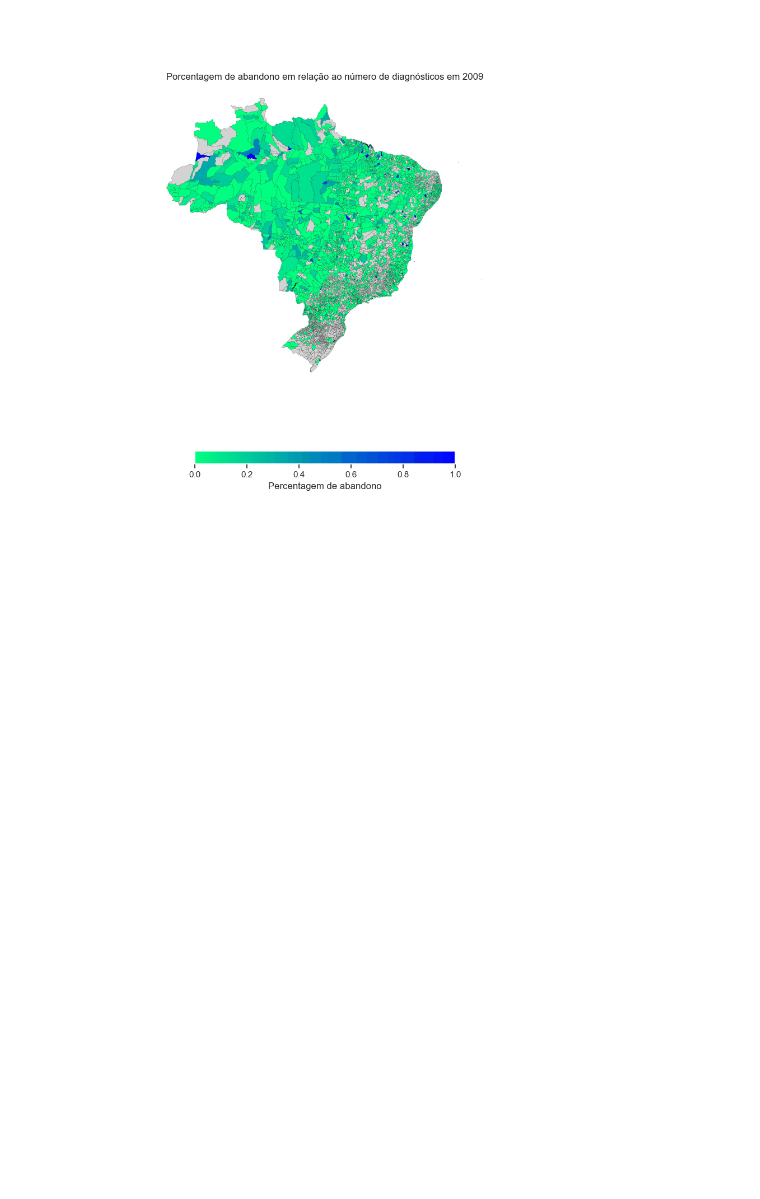
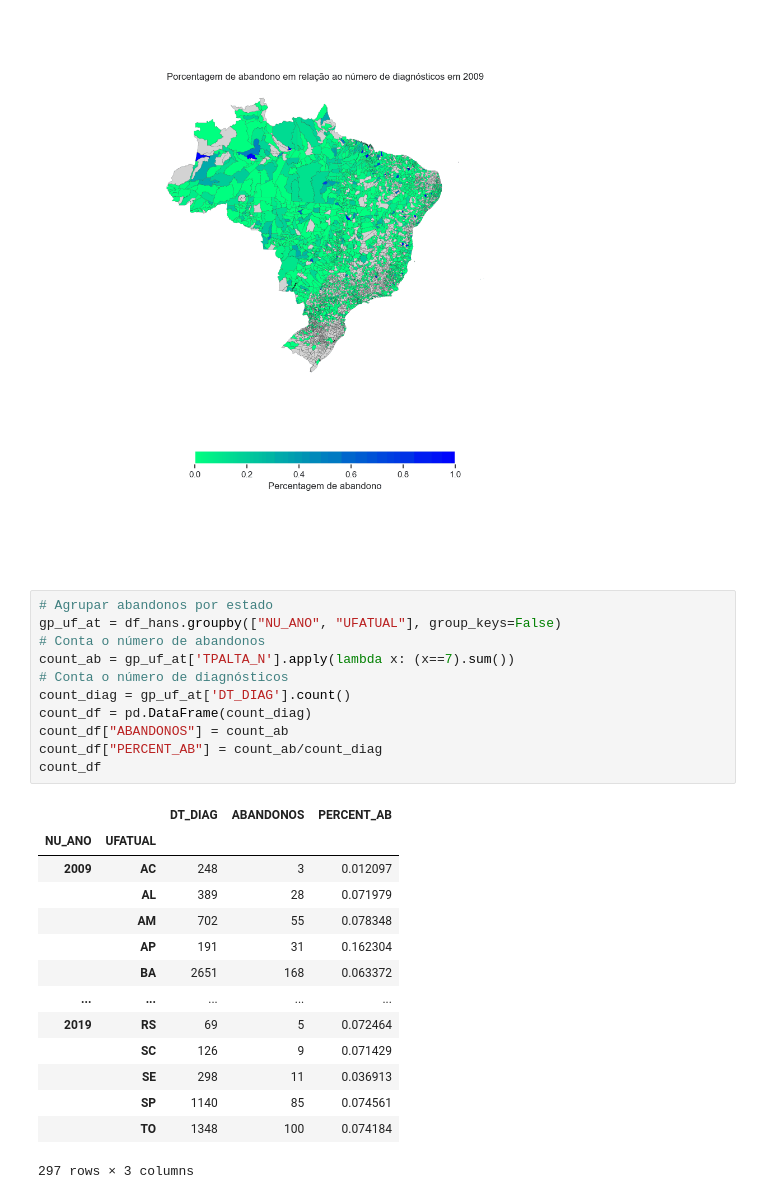
Before and after one commit to datasci4health/projects2023, a Jupyter notebook: hans_project/notebooks/EDA_Hans.ipynb, the cells around one changed output. Cells and saved outputs as stored; diff of their text form; blank space fills up the shorter version.

```diff
--- a/hans_project/notebooks/EDA_Hans.ipynb
+++ b/hans_project/notebooks/EDA_Hans.ipynb
@@ -282,3 +283,29 @@ imageio.mimsave('../assets/graficos/graficos_ab.gif', imagens, duration=500)
 Image(filename='../assets/graficos/graficos_ab.gif')
 # %% [output]
 [figure]
+# %%
+# Agrupar abandonos por estado
+gp_uf_at = df_hans.groupby(["NU_ANO", "UFATUAL"], group_keys=False)
+# Conta o número de abandonos
+count_ab = gp_uf_at['TPALTA_N'].apply(lambda x: (x==7).sum())
+# Conta o número de diagnósticos
+count_diag = gp_uf_at['DT_DIAG'].count()
+count_df = pd.DataFrame(count_diag)
+count_df["ABANDONOS"] = count_ab
+count_df["PERCENT_AB"] = count_ab/count_diag
+count_df
+# %% [output]
+|  |  | DT_DIAG | ABANDONOS | PERCENT_AB |
+| NU_ANO | UFATUAL |  |  |  |
+| 2009 | AC | 248 | 3 | 0.012097 |
+|  | AL | 389 | 28 | 0.071979 |
+|  | AM | 702 | 55 | 0.078348 |
+|  | AP | 191 | 31 | 0.162304 |
+|  | BA | 2651 | 168 | 0.063372 |
+| ... | ... | ... | ... | ... |
+| 2019 | RS | 69 | 5 | 0.072464 |
+|  | SC | 126 | 9 | 0.071429 |
+|  | SE | 298 | 11 | 0.036913 |
+|  | SP | 1140 | 85 | 0.074561 |
+|  | TO | 1348 | 100 | 0.074184 |
+297 rows × 3 columns
```
Also changed, not shown: parts of 9 cells of this notebook, 38 other files.
